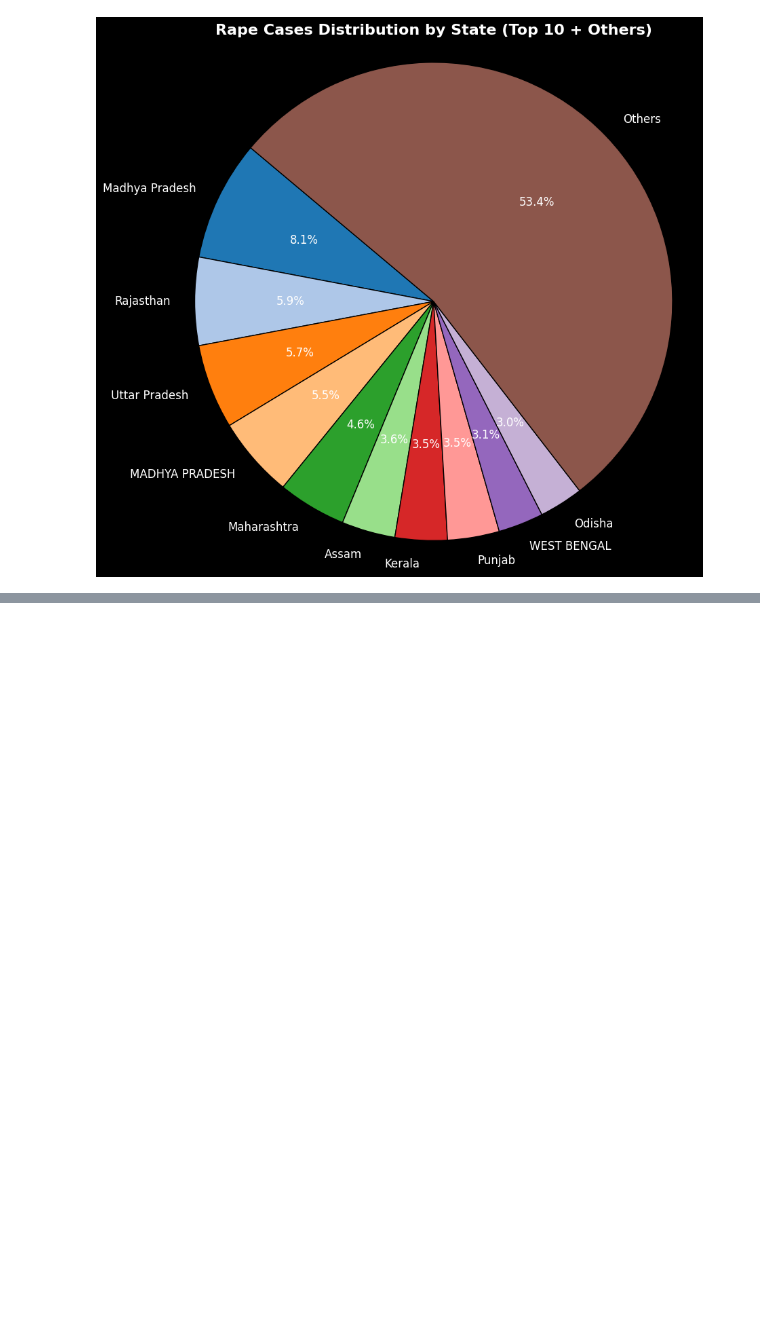
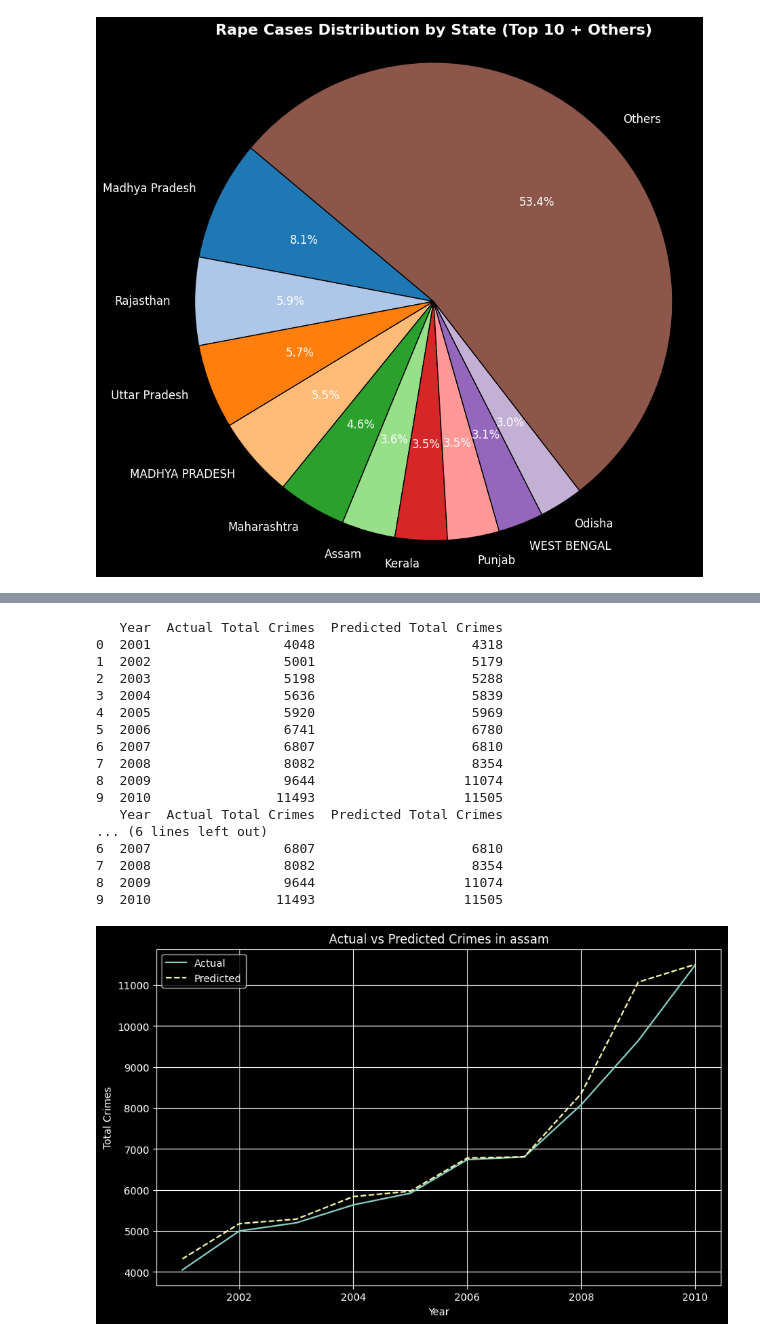
Before and after one commit to AakashShah07/Crime_priction_system, a Jupyter notebook: new.ipynb, the cells around one changed output, grey strips where cells are left out. Drawn from its saved outputs; the diff is of its cells as text; code cells hidden in the pictures; blank space fills up the shorter version.

```diff
--- a/new.ipynb
+++ b/new.ipynb
@@ -205,0 +326,37 @@ AttributeError: module 'matplotlib.pyplot' has no attribute 'tight_lay'
+# %%
+# Assuming data is your original dataset
+result = predict_crimes_by_state("ASSAM", data, model, scaler, le)
+print(result)
+
+# Display prediction
+print(result)
+
+
+plt.figure(figsize=(10,6))
+plt.plot(result['Year'], result['Actual Total Crimes'], label='Actual')
+plt.plot(result['Year'], result['Predicted Total Crimes'], label='Predicted', linestyle='--')
+plt.xlabel("Year")
+plt.ylabel("Total Crimes")
+plt.title("Actual vs Predicted Crimes in assam")
+plt.legend()
+plt.grid(True)
+plt.show()
+# %% [output]
+   Year  Actual Total Crimes  Predicted Total Crimes
+0  2001                 4048                    4318
+1  2002                 5001                    5179
+2  2003                 5198                    5288
+3  2004                 5636                    5839
+4  2005                 5920                    5969
+5  2006                 6741                    6780
+6  2007                 6807                    6810
+7  2008                 8082                    8354
+8  2009                 9644                   11074
+9  2010                11493                   11505
+   Year  Actual Total Crimes  Predicted Total Crimes
+... (6 lines left out)
+6  2007                 6807                    6810
+7  2008                 8082                    8354
+8  2009                 9644                   11074
+9  2010                11493                   11505
+[figure, added]
```
Also changed, not shown: parts of 23 cells of this notebook, 3 other files.
